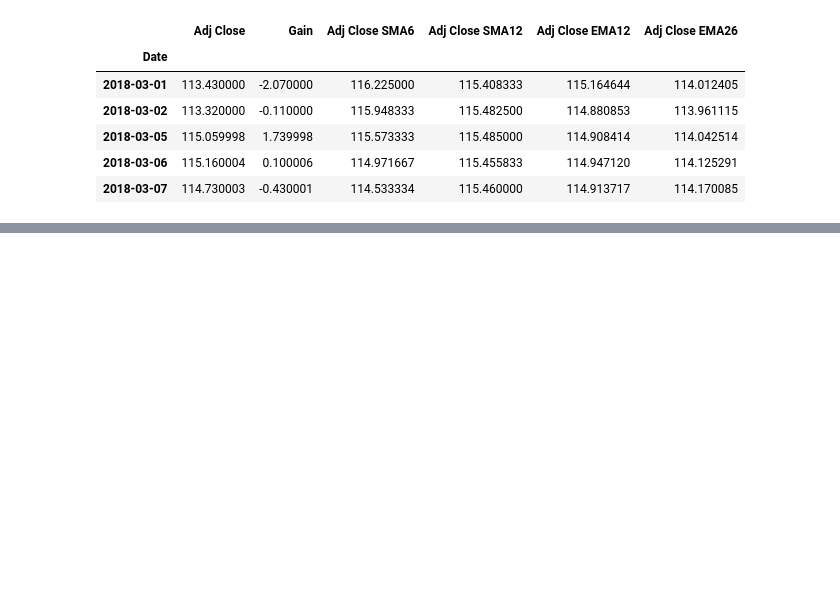
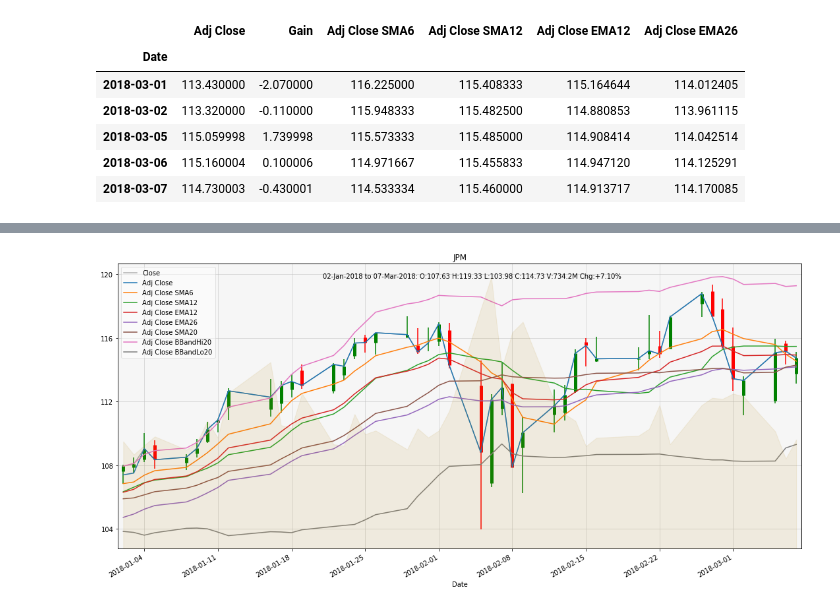
Before and after one commit to matthewrcarpenter/finance, a Jupyter notebook: Notebooks/Nb-20180308-2137-BigGainPredict.ipynb, the cells around one changed output, grey strips where cells are left out. Saved outputs shown, nothing was run; the diff lists cells and outputs as text; code cells hidden in the pictures; blank space fills up the shorter version.

```diff
--- a/Notebooks/Nb-20180308-2137-BigGainPredict.ipynb
+++ b/Notebooks/Nb-20180308-2137-BigGainPredict.ipynb
@@ -72,6 +72,7 @@ First, create features that can be linearly scaled (within a row).
 ticker = c.iloc[1]['Symbol']
 # %%
 data = fat.get_price_data(ticker)
+ohlcv = data
 # %% [output]
 Loaded data for JPM: 1980-03-17 to 2018-03-07.
 # %%
@@ -100,9 +101,7 @@ data.head()
 | 1980-03-21 | 1.331913 | 0.028339 |
 # %%
 # SMA: 6, 12, 20, 200
-sma_df = fat.create_sma_df(data, 'Adj Close', [6,12])
-del sma_df['Adj Close']
-data = data.join(sma_df)
+data = fat.add_sma_columns(data, 'Adj Close', [6,12])
 data.tail()
 # %% [output]
 |  | Adj Close | Gain | Adj Close SMA6 | Adj Close SMA12 |
@@ -113,9 +112,7 @@ data.tail()
 | 2018-03-06 | 115.160004 | 0.100006 | 114.971667 | 115.455833 |
 | 2018-03-07 | 114.730003 | -0.430001 | 114.533334 | 115.460000 |
 # %%
-ema_df = fat.create_ema_df(data, 'Adj Close', [12,26])
-del ema_df['Adj Close']
-data = data.join(ema_df).dropna()
+data = fat.add_ema_columns(data, 'Adj Close', [12,26])
 data.tail()
 # %% [output]
 |  | Adj Close | Gain | Adj Close SMA6 | Adj Close SMA12 | Adj Close EMA12 | Adj Close EMA26 |
@@ -129,0 +125,3 @@ Moving to new notebook to implement Bollinger Bands...
+# %%
+data = fat.add_bollinger_bands(data, 'Adj Close')
+data.tail()
@@ -129,0 +136,6 @@ Moving to new notebook to implement Bollinger Bands...
+# %%
+overlay = data.copy()
+del overlay['Gain']
+fat.plot_daily_ticker(ohlcv['2018'], title=ticker, overlay=overlay)
+# %% [output]
+[figure, added]
```
Also changed, not shown: parts of 13 cells of this notebook, 2 other files.
